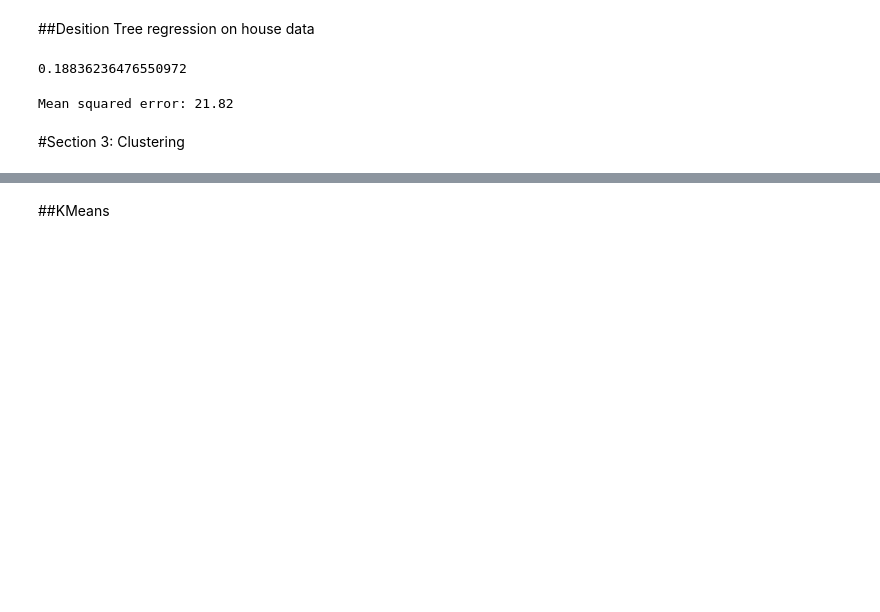
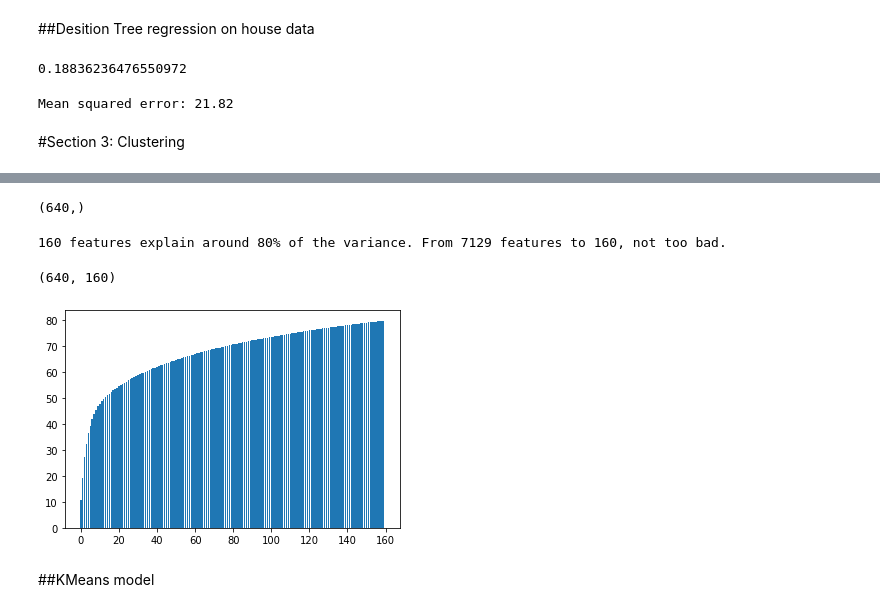
Before and after one commit to ZahraDehghani99/AI-Internship, a Jupyter notebook: Phase01_Review.ipynb, the cells around one changed output, grey strips where cells are left out. Cells and saved outputs as stored; diff of their text form; code cells hidden in the pictures; blank space fills up the shorter version.

```diff
--- a/Phase01_Review.ipynb
+++ b/Phase01_Review.ipynb
@@ -876,0 +991,5 @@ Mean squared error: 21.82
+# %%
+from sklearn.preprocessing import StandardScaler
+sc = StandardScaler()
+X_traing = sc.fit_transform(X_traing)
+X_testg = sc.transform(X_testg)
@@ -876,0 +1003,3 @@ Mean squared error: 21.82
+# %%
+pca = PCA()
+pca.fit_transform(X_traing)
@@ -877,2 +1020,32 @@ Mean squared error: 21.82
+# %%
+pca.explained_variance_.shape
+# %% [output]
+(640,)
+# %%
+total = sum(pca.explained_variance_)
+k = 0
+current_variance = 0
+while current_variance/total < 0.80:
+    current_variance += pca.explained_variance_[k]
+    k = k + 1
+
+print(k, " features explain around 80% of the variance. From 7129 features to ", k, ", not too bad.", sep='')
+# %% [output]
+160 features explain around 80% of the variance. From 7129 features to 160, not too bad.
+# %%
+pca = PCA(n_components=k).fit(X_traing)
+
+X_train_pca = pca.transform(X_traing)
+X_test_pca = pca.transform(X_testg)
+# %%
+X_train_pca.shape
+# %% [output]
+(640, 160)
+# %%
+var_exp = pca.explained_variance_ratio_.cumsum()
+var_exp = var_exp*100
+plt.bar(range(k), var_exp);
+# %% [output]
+[figure, added]
 # %% [markdown]
-##KMeans
+##KMeans model
```
Also changed, not shown: parts of 34 cells of this notebook.
